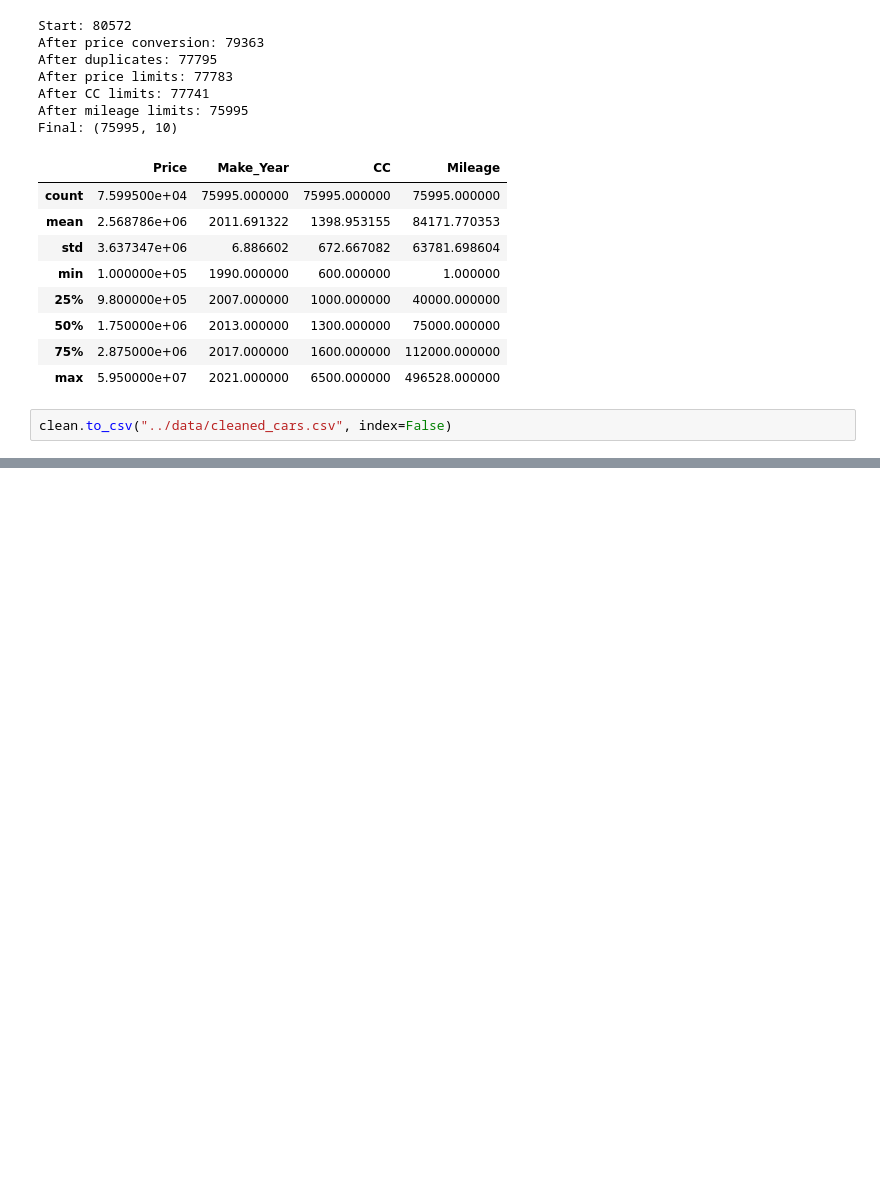
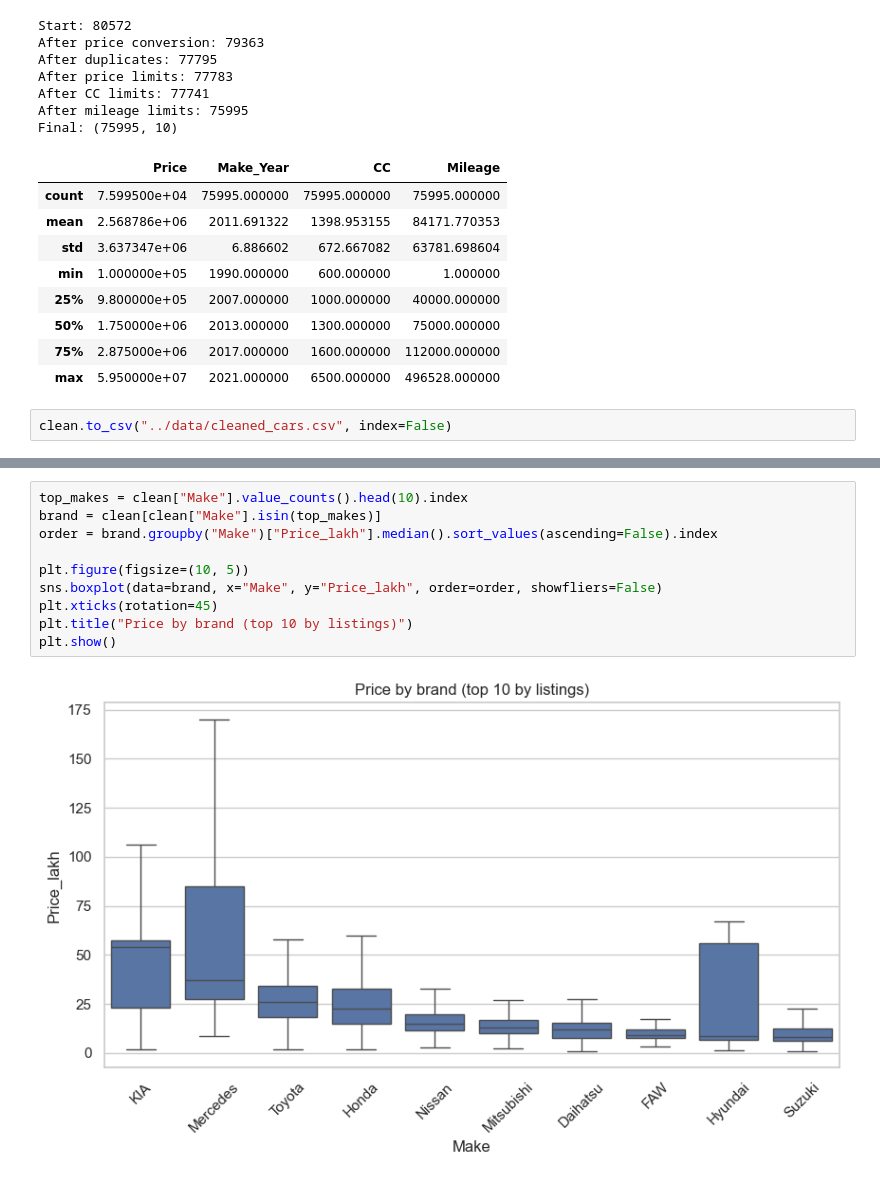
Before and after one commit to khalidhameed8989-hash/pakcar-price, a Jupyter notebook: notebooks/Cars_Price.ipynb, the cells around one changed output, grey strips where cells are left out. Saved outputs shown, nothing was run; the diff lists cells and outputs as text; blank space fills up the shorter version.

```diff
--- a/notebooks/Cars_Price.ipynb
+++ b/notebooks/Cars_Price.ipynb
@@ -198,0 +233,12 @@ clean.to_csv("../data/cleaned_cars.csv", index=False)
+# %%
+top_makes = clean["Make"].value_counts().head(10).index
+brand = clean[clean["Make"].isin(top_makes)]
+order = brand.groupby("Make")["Price_lakh"].median().sort_values(ascending=False).index
+
+plt.figure(figsize=(10, 5))
+sns.boxplot(data=brand, x="Make", y="Price_lakh", order=order, showfliers=False)
+plt.xticks(rotation=45)
+plt.title("Price by brand (top 10 by listings)")
+plt.show()
+# %% [output]
+[figure, added]
```
Also changed, not shown: parts of 6 cells of this notebook.
